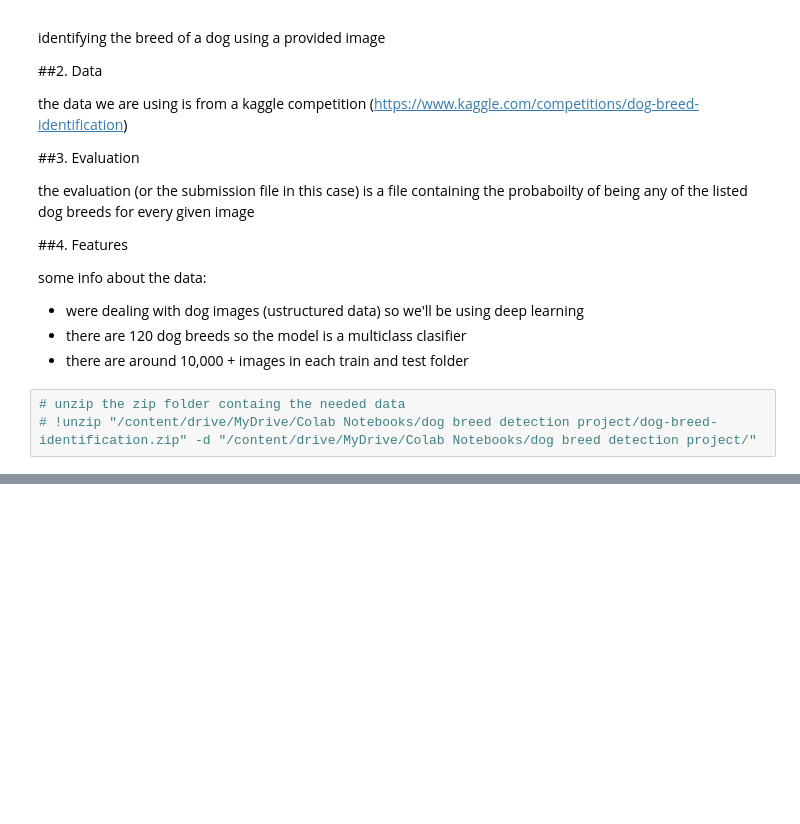
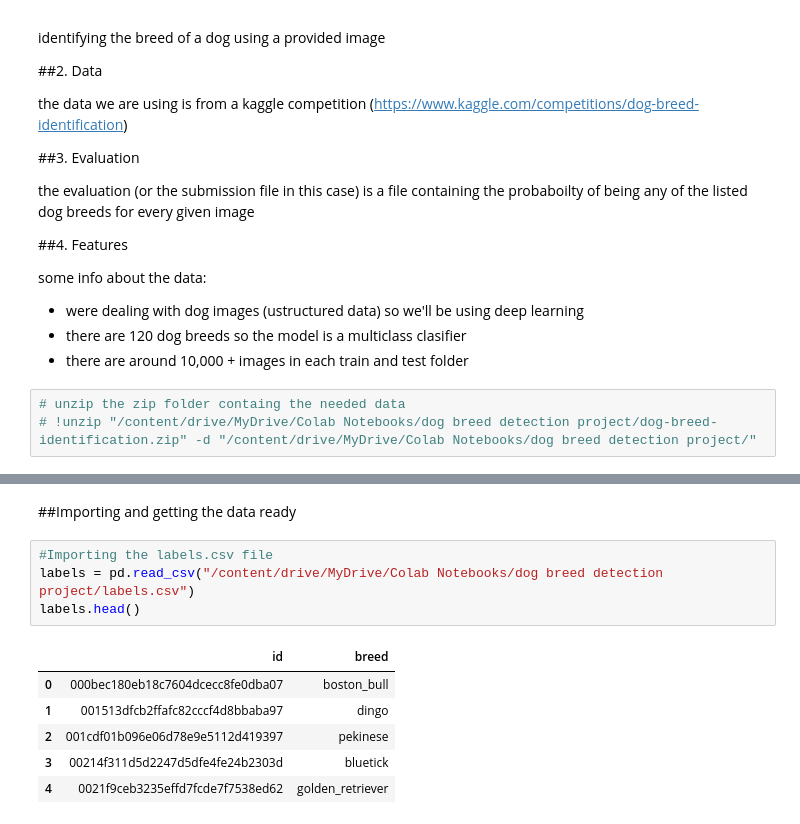
Before and after one commit to abbazs333/ML_dev_training, a Jupyter notebook: end_to_end_dog_breed_detection.ipynb, the cells around one changed output, grey strips where cells are left out. Cells and saved outputs as stored; diff of their text form; blank space fills up the shorter version.

```diff
--- a/end_to_end_dog_breed_detection.ipynb
+++ b/end_to_end_dog_breed_detection.ipynb
@@ -308,0 +40,13 @@ Name: id, Length: 10222, dtype: object
+# %% [markdown]
+##Importing and getting the data ready
+# %%
+#Importing the labels.csv file
+labels = pd.read_csv("/content/drive/MyDrive/Colab Notebooks/dog breed detection project/labels.csv")
+labels.head()
+# %% [output]
+|  | id | breed |
+| 0 | 000bec180eb18c7604dcecc8fe0dba07 | boston_bull |
+| 1 | 001513dfcb2ffafc82cccf4d8bbaba97 | dingo |
+| 2 | 001cdf01b096e06d78e9e5112d419397 | pekinese |
+| 3 | 00214f311d5d2247d5dfe4fe24b2303d | bluetick |
+| 4 | 0021f9ceb3235effd7fcde7f7538ed62 | golden_retriever |
```
Also changed, not shown: parts of 46 cells of this notebook.
